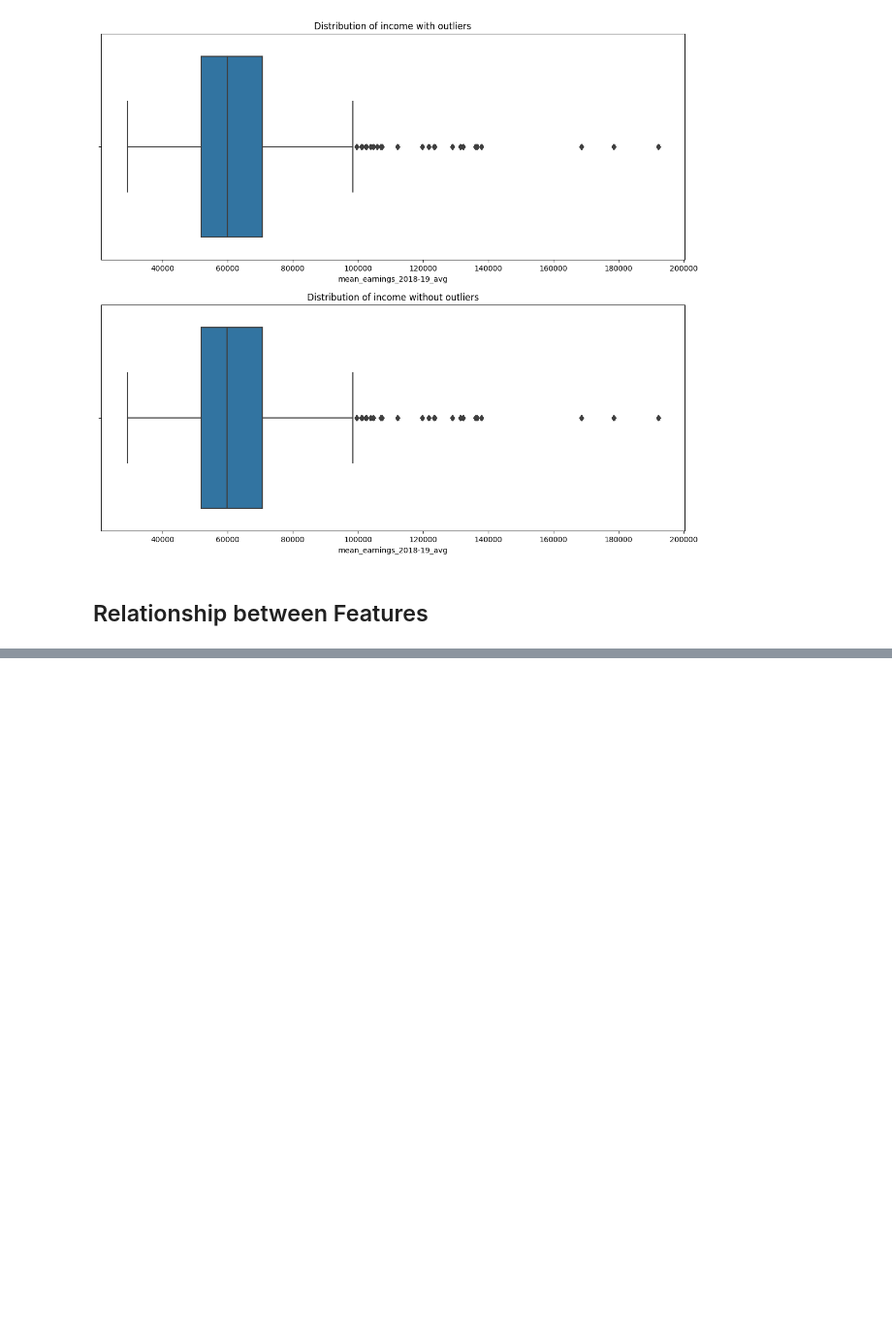
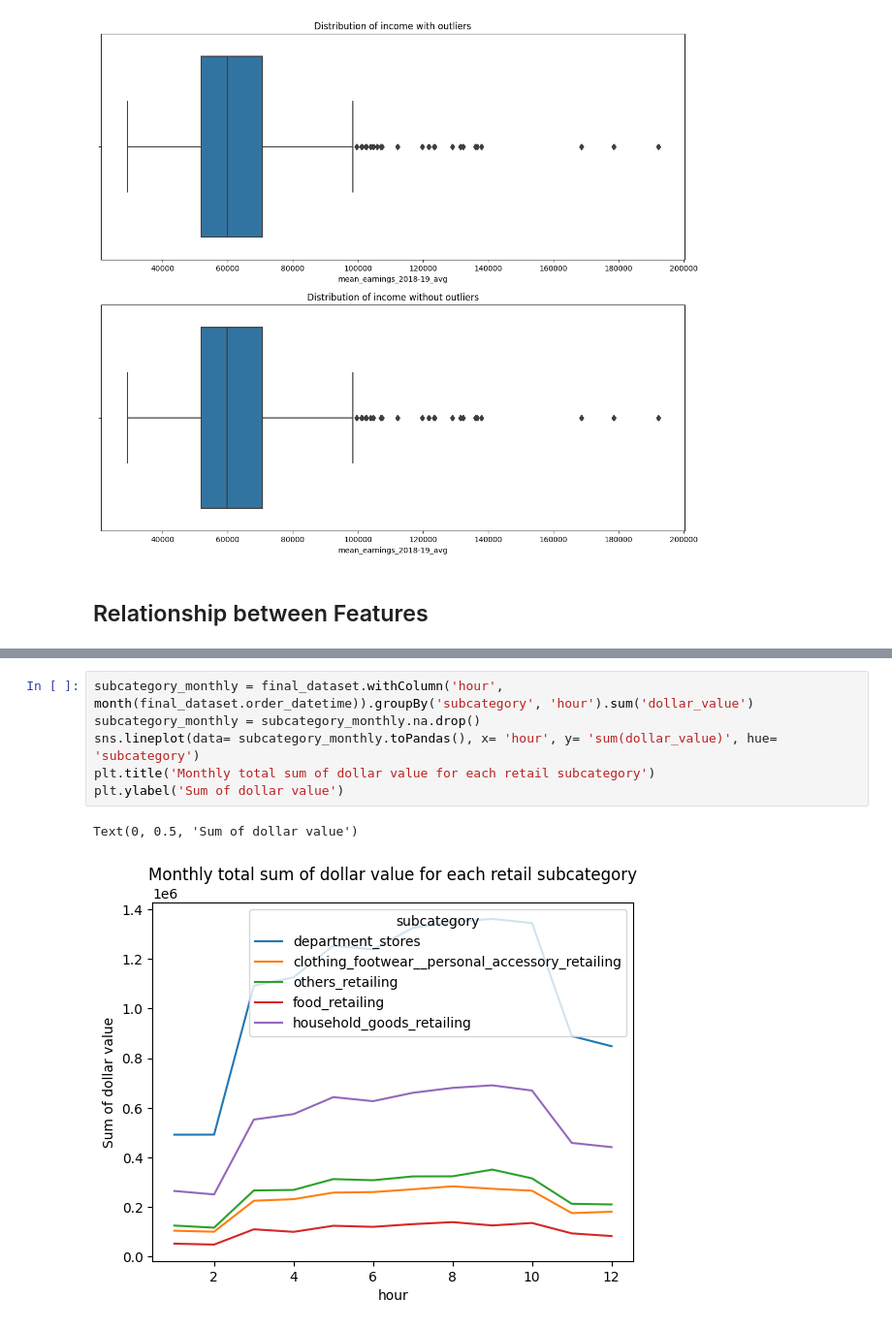
Before and after one commit to MAST30034-Applied-Data-Science/generic-buy-now-pay-later-project-group-56-bnlp, a Jupyter notebook: notebooks/Transaction_Analysis.ipynb, the cells around one changed output, grey strips where cells are left out. Shown: that part at 97% size. Saved outputs shown, nothing was run; the diff lists cells and outputs as text; blank space fills up the shorter version.

```diff
--- a/notebooks/Transaction_Analysis.ipynb
+++ b/notebooks/Transaction_Analysis.ipynb
@@ -167,0 +165,9 @@ sns.barplot(data=final_dataset_df, x="state", y="dollar_value", hue="subcategory
+# %%
+subcategory_monthly = final_dataset.withColumn('hour', month(final_dataset.order_datetime)).groupBy('subcategory', 'hour').sum('dollar_value')
+subcategory_monthly = subcategory_monthly.na.drop()
+sns.lineplot(data= subcategory_monthly.toPandas(), x= 'hour', y= 'sum(dollar_value)', hue= 'subcategory')
+plt.title('Monthly total sum of dollar value for each retail subcategory')
+plt.ylabel('Sum of dollar value')
+# %% [output]
+Text(0, 0.5, 'Sum of dollar value')
+[figure, added]
```
Also changed, not shown: parts of 13 cells of this notebook.
